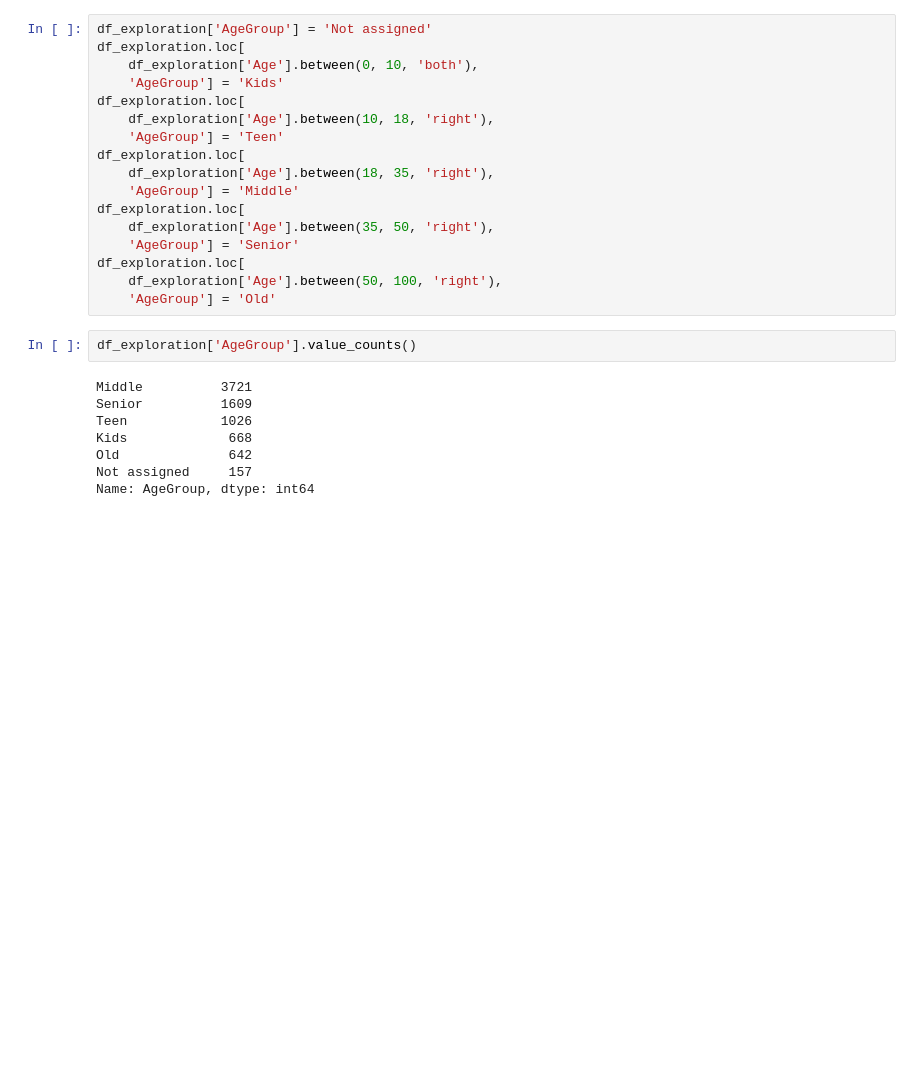
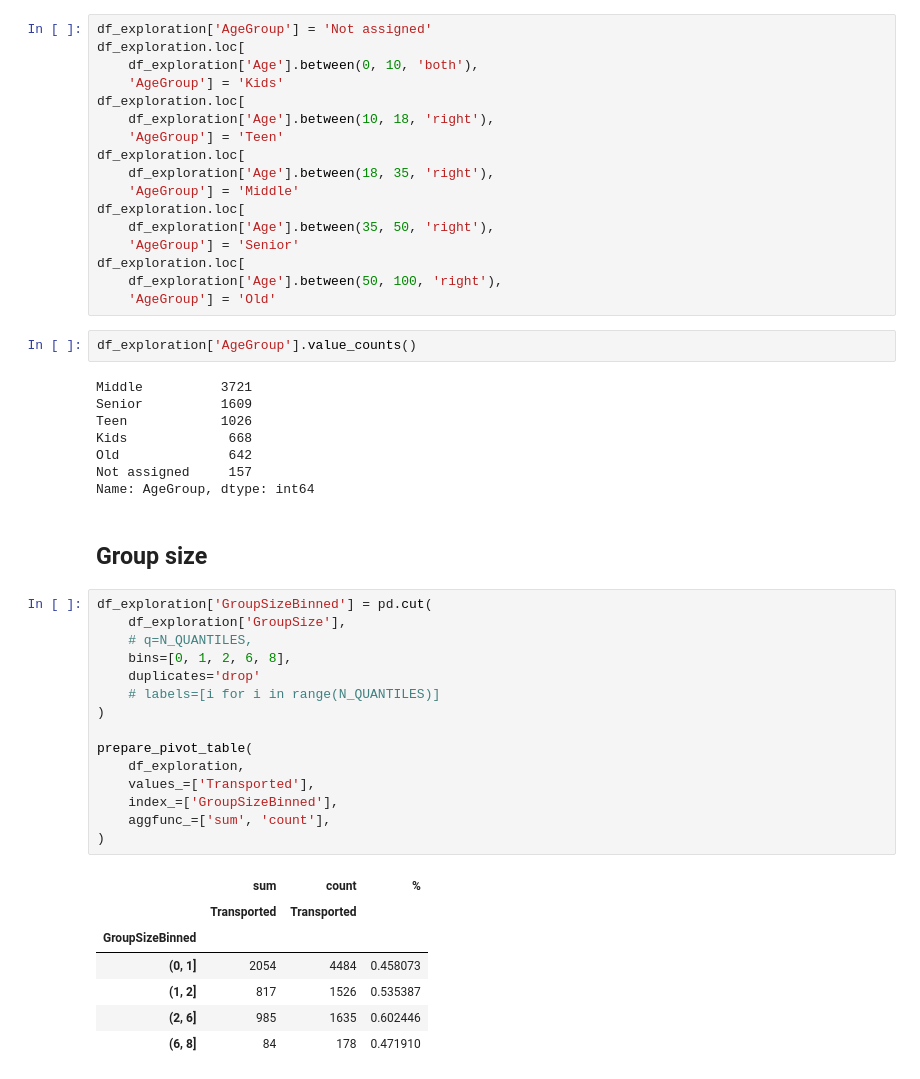
Before and after one commit to PashaIanko/Kaggle.Spaceship-Titanic, a Jupyter notebook: 1_data_exploration.ipynb, the cells around one changed output. Drawn from its saved outputs; the diff is of its cells as text; blank space fills up the shorter version.

```diff
--- a/1_data_exploration.ipynb
+++ b/1_data_exploration.ipynb
@@ -1129,3 +1129,28 @@ Kids             668
 Old              642
 Not assigned     157
 Name: AgeGroup, dtype: int64
+# %% [markdown]
+## Group size
+# %%
+df_exploration['GroupSizeBinned'] = pd.cut(
+    df_exploration['GroupSize'],
+    # q=N_QUANTILES,
+    bins=[0, 1, 2, 6, 8],
+    duplicates='drop'
+    # labels=[i for i in range(N_QUANTILES)]
+)
+
+prepare_pivot_table(
+    df_exploration,
+    values_=['Transported'],
+    index_=['GroupSizeBinned'],
+    aggfunc_=['sum', 'count'],
+)
+# %% [output]
+|  | sum | count | % |
+|  | Transported | Transported |  |
+| GroupSizeBinned |  |  |  |
+| (0, 1] | 2054 | 4484 | 0.458073 |
+| (1, 2] | 817 | 1526 | 0.535387 |
+| (2, 6] | 985 | 1635 | 0.602446 |
+| (6, 8] | 84 | 178 | 0.471910 |
```
